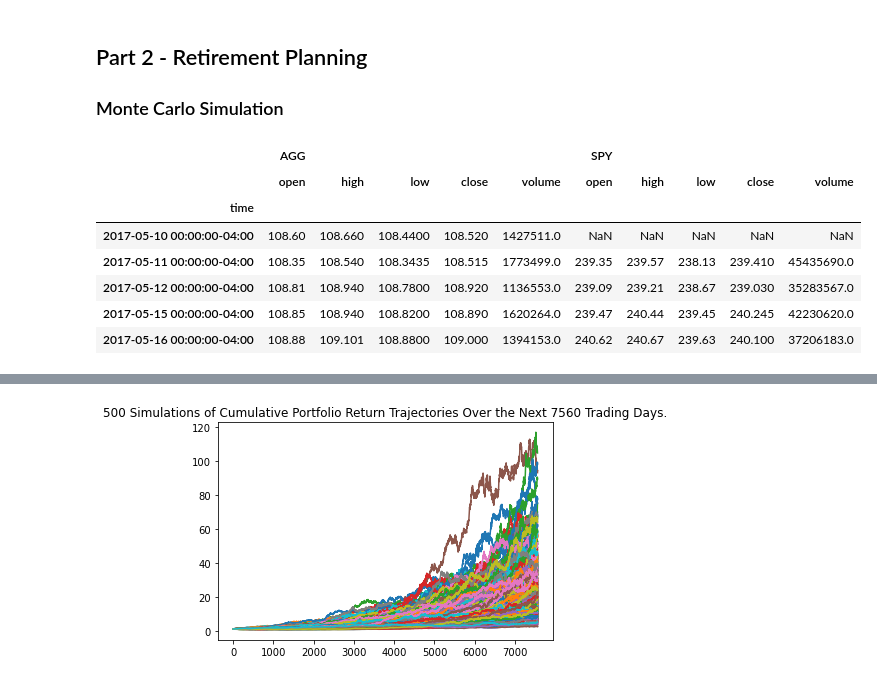
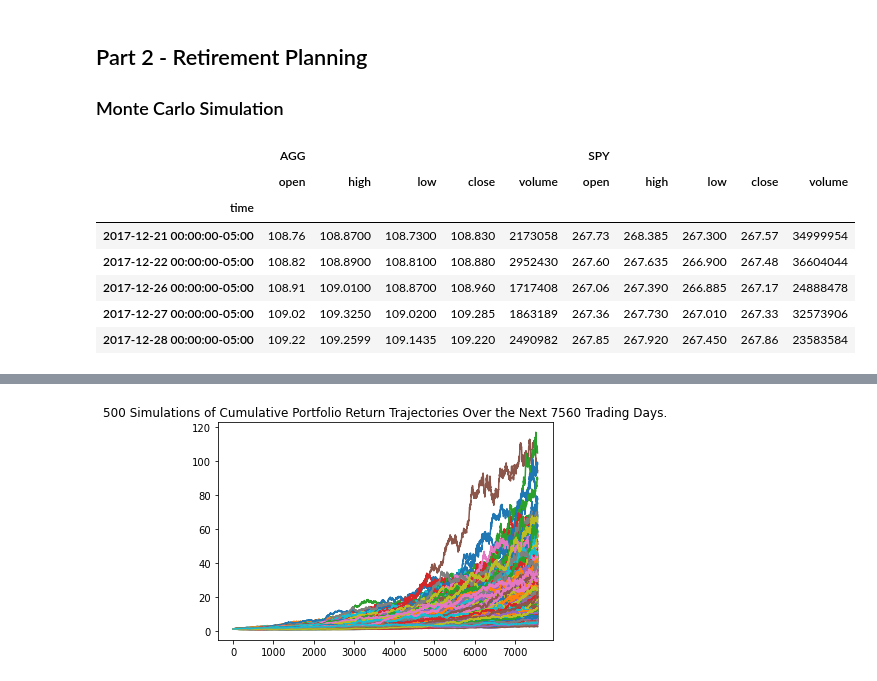
Before and after one commit to Valeriangrip/financial_planning, a Jupyter notebook: financial-planner.ipynb, the cells around one changed output, grey strips where cells are left out. Drawn from its saved outputs; the diff is of its cells as text; code cells hidden in the pictures.

```diff
--- a/financial-planner.ipynb
+++ b/financial-planner.ipynb
@@ -165,21 +169,29 @@ You are away 11667 from your goal
 # %%
 # Set start and end dates of five years back from today.
 # Sample results may vary from the solution based on the time frame chosen
-start_date = pd.Timestamp('2016-05-01', tz='America/New_York').isoformat()
-end_date = pd.Timestamp('2021-05-01', tz='America/New_York').isoformat()
+start_date = pd.Timestamp('2016-12-10', tz='America/New_York').isoformat()
+end_date = pd.Timestamp('2021-12-10', tz='America/New_York').isoformat()
 # %%
 # Get 5 years' worth of historical data for SPY and AGG
 # (use a limit=1000 parameter to call the most recent 1000 days of data)
 # YOUR CODE HERE!
 
+tickers = ["SPY","AGG"]
 # Display sample data
+df_stock_data = alpaca.get_barset(
+    tickers,
+    timeframe,
+    start=start_date,
+    end=end_date,
+    limit=1000
+).df
 df_stock_data.head()
 # %% [output]
 |  | AGG |  |  |  |  | SPY |  |  |  |  |
 |  | open | high | low | close | volume | open | high | low | close | volume |
 | time |  |  |  |  |  |  |  |  |  |  |
-| 2017-05-10 00:00:00-04:00 | 108.60 | 108.660 | 108.4400 | 108.520 | 1427511.0 | NaN | NaN | NaN | NaN | NaN |
-| 2017-05-11 00:00:00-04:00 | 108.35 | 108.540 | 108.3435 | 108.515 | 1773499.0 | 239.35 | 239.57 | 238.13 | 239.410 | 45435690.0 |
-| 2017-05-12 00:00:00-04:00 | 108.81 | 108.940 | 108.7800 | 108.920 | 1136553.0 | 239.09 | 239.21 | 238.67 | 239.030 | 35283567.0 |
-| 2017-05-15 00:00:00-04:00 | 108.85 | 108.940 | 108.8200 | 108.890 | 1620264.0 | 239.47 | 240.44 | 239.45 | 240.245 | 42230620.0 |
-| 2017-05-16 00:00:00-04:00 | 108.88 | 109.101 | 108.8800 | 109.000 | 1394153.0 | 240.62 | 240.67 | 239.63 | 240.100 | 37206183.0 |
+| 2017-12-21 00:00:00-05:00 | 108.76 | 108.8700 | 108.7300 | 108.830 | 2173058 | 267.73 | 268.385 | 267.300 | 267.57 | 34999954 |
+| 2017-12-22 00:00:00-05:00 | 108.82 | 108.8900 | 108.8100 | 108.880 | 2952430 | 267.60 | 267.635 | 266.900 | 267.48 | 36604044 |
+| 2017-12-26 00:00:00-05:00 | 108.91 | 109.0100 | 108.8700 | 108.960 | 1717408 | 267.06 | 267.390 | 266.885 | 267.17 | 24888478 |
+| 2017-12-27 00:00:00-05:00 | 109.02 | 109.3250 | 109.0200 | 109.285 | 1863189 | 267.36 | 267.730 | 267.010 | 267.33 | 32573906 |
+| 2017-12-28 00:00:00-05:00 | 109.22 | 109.2599 | 109.1435 | 109.220 | 2490982 | 267.85 | 267.920 | 267.450 | 267.86 | 23583584 |
```
Also changed, not shown: parts of 10 cells of this notebook.
